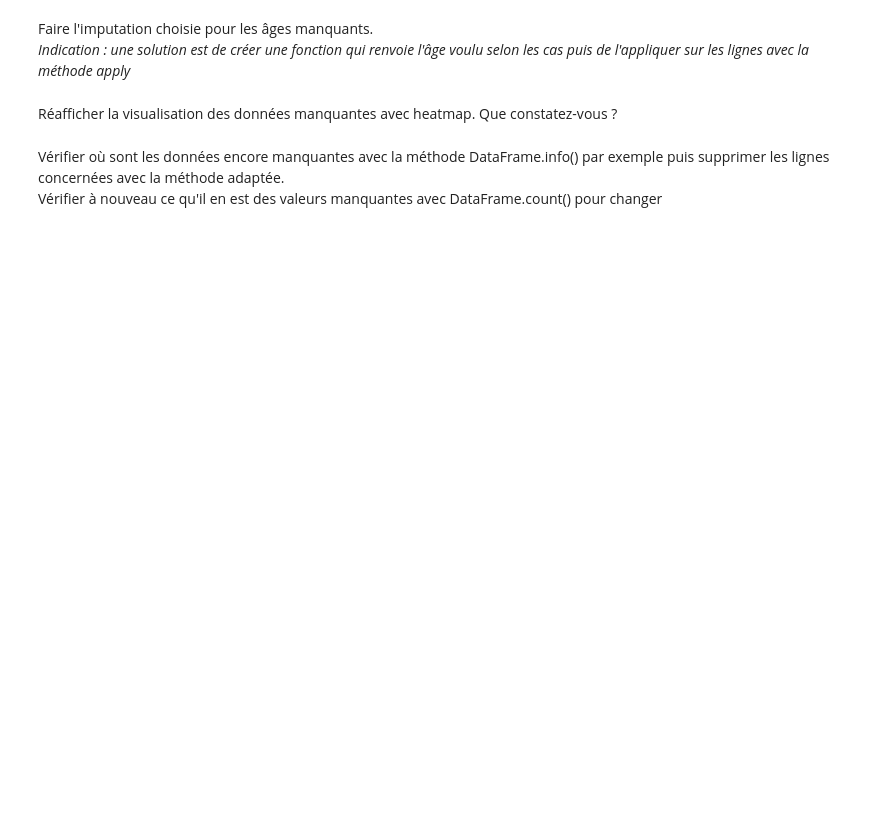
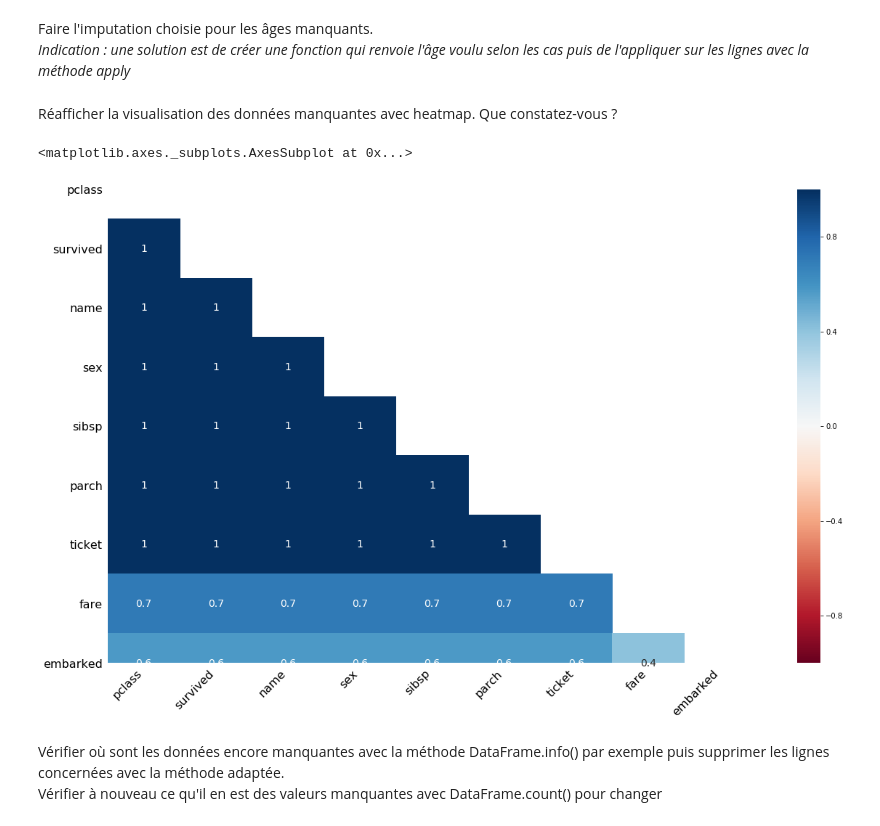
Before and after one commit to DROMZEE/titanic, a Jupyter notebook: Régression_logistique_Titanic.ipynb, the cells around one changed output. Saved outputs shown, nothing was run; the diff lists cells and outputs as text; code cells hidden in the pictures; blank space fills up the shorter version.

```diff
--- a/Régression_logistique_Titanic.ipynb
+++ b/Régression_logistique_Titanic.ipynb
@@ -123,8 +190,44 @@ Conclure sur quelle imputation serait pertinente.
 # %% [markdown]
 Faire l'imputation choisie pour les âges manquants.
 _Indication : une solution est de créer une fonction qui renvoie l'âge voulu selon les cas puis de l'appliquer sur les lignes avec la méthode apply_
+# %%
+def age_by_pclass(cols):
+    age = cols[0]
+    pclass = cols[1]
+
+    if pd.isnull(age):
+        if pclass == 1:
+            return 37
+        elif pclass == 2:
+            return 29
+        else:
+            return 24
+
+    else:
+        return age
+# %%
+def age_by_pclass(ref):
+    age = ref[0]
+    pclass = ref[1]
+    if pd.isnull(age):
+        if pclass == 1:
+            return 37
+        elif pclass == 2:
+            return 29
+        else:
+            return 24
+
+    else:
+        return age
+# %%
+titanic['age'] = titanic[['age','pclass']].apply(age_by_pclass,axis=1)
 # %% [markdown]
 Réafficher la visualisation des données manquantes avec heatmap. Que constatez-vous ?
+# %%
+msno.heatmap(titanic)
+# %% [output]
+<matplotlib.axes._subplots.AxesSubplot at 0x...>
+[figure, added]
 # %% [markdown]
 Vérifier où sont les données encore manquantes avec la méthode DataFrame.info() par exemple puis supprimer les lignes concernées avec la méthode adaptée.
 Vérifier à nouveau ce qu'il en est des valeurs manquantes avec DataFrame.count() pour changer
```
Also changed, not shown: parts of 17 cells of this notebook.
